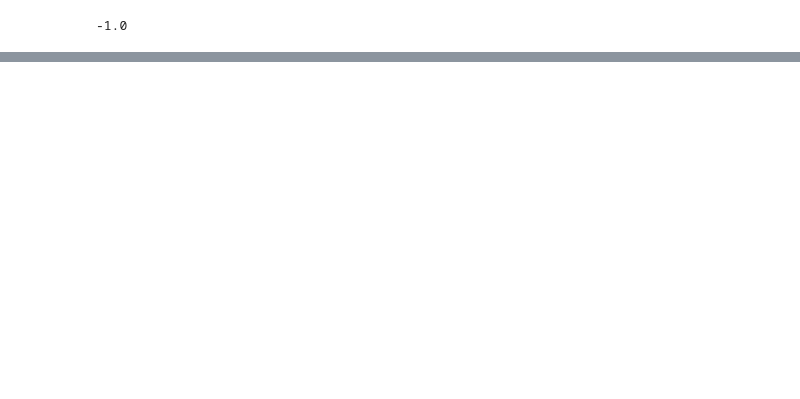
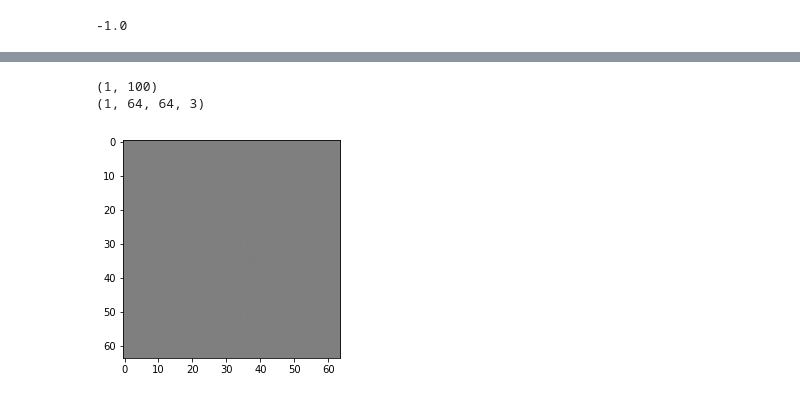
Before and after one commit to jaderabbit/100daysofMLCode, a Jupyter notebook: Untitled.ipynb, the cells around one changed output, grey strips where cells are left out. Drawn from its saved outputs; the diff is of its cells as text; code cells hidden in the pictures; blank space fills up the shorter version.

```diff
--- a/Untitled.ipynb
+++ b/Untitled.ipynb
@@ -206,0 +180,7 @@ Clipping input data to the valid range for imshow with RGB data ([0..1] for floa
+# %%
+%load_ext autoreload
+%autoreload 2
+from gans import wgan
+
+w = wgan.WGAN()
+w.sample_images(1)
@@ -206,0 +209,14 @@ Clipping input data to the valid range for imshow with RGB data ([0..1] for floa
+# %%
+# Sample noise as generator input
+noise = np.random.normal(0, 1, (1, w.latent_dim,))
+print(noise.shape)
+# Generate a batch of new images
+image = w.generator.predict(noise)
+print(image.shape)
+image = (image + 1)*0.5
+plt.imshow(image[0, :,:,:],)
+plt.show()
+# %% [output]
+(1, 100)
+(1, 64, 64, 3)
+[figure, added]
```
Also changed, not shown: parts of 13 cells of this notebook, 3 other files.
